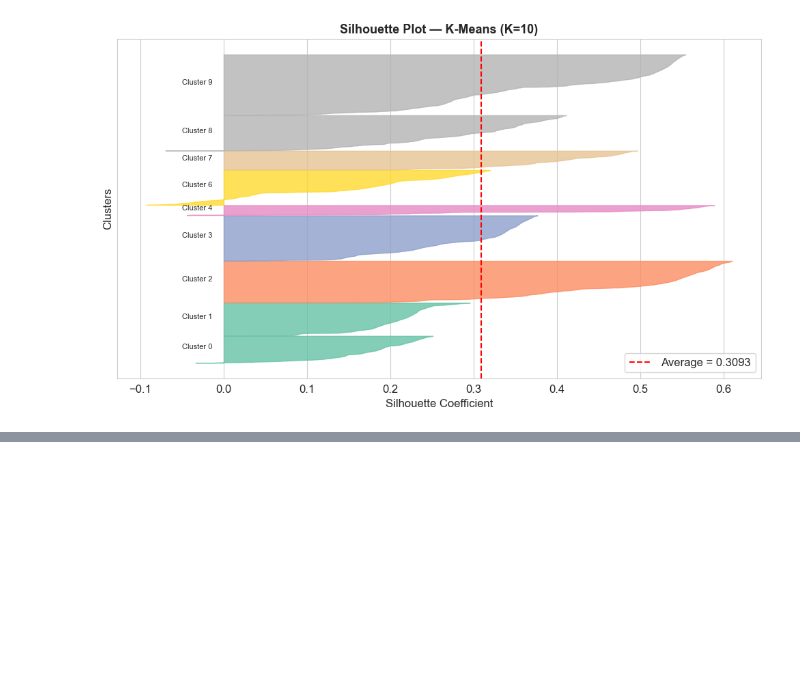
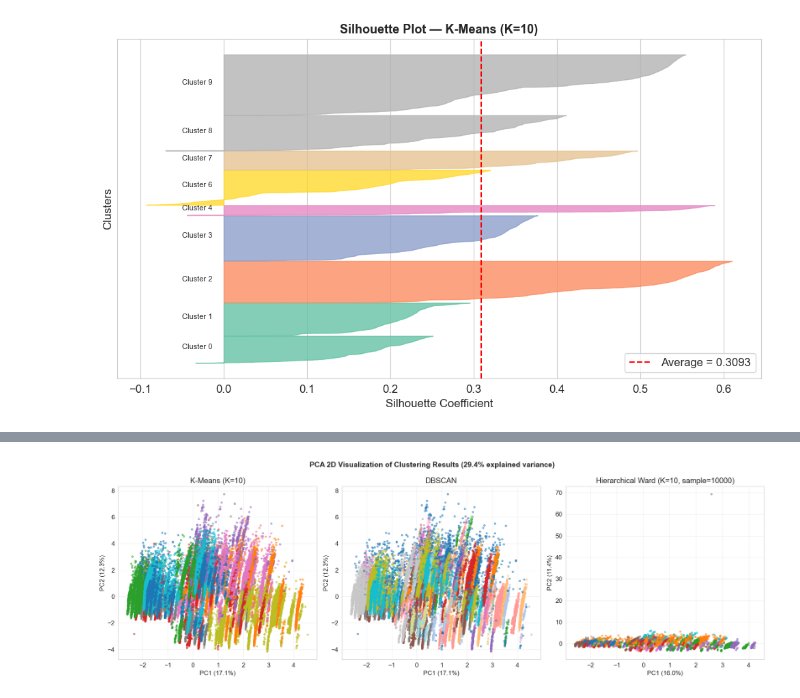
Before and after one commit to ErinaTernava/AutoValue, a Jupyter notebook: notebooks/clustering.ipynb, the cells around one changed output, grey strips where cells are left out. Saved outputs shown, nothing was run; the diff lists cells and outputs as text; code cells hidden in the pictures; blank space fills up the shorter version.

Commit message:
Add PCA visualization and K-Means centroid analysis /Greta

```diff
--- a/notebooks/clustering.ipynb
+++ b/notebooks/clustering.ipynb
@@ -1132,3 +1132,84 @@ plt.show()
 # %% [output]
 Creating silhouette plot
 [figure]
+# %%
+print('Applying PCA for visualization')
+
+pca_2d = PCA(n_components=2, random_state=RANDOM_STATE)
+X_pca_2d = pca_2d.fit_transform(X_scaled)
+
+pca_3d = PCA(n_components=3, random_state=RANDOM_STATE)
+X_pca_3d = pca_3d.fit_transform(X_scaled)
+
+var_2d = pca_2d.explained_variance_ratio_.sum() * 100
+var_3d = pca_3d.explained_variance_ratio_.sum() * 100
+
+print('Explained variance:')
+print(f'PCA 2D: {var_2d:.1f}%')
+print(f'PCA 3D: {var_3d:.1f}%')
+
+for i, var in enumerate(pca_2d.explained_variance_ratio_):
+    print(f'PC{i+1}: {var*100:.2f}%')
+
+pca_hc_2d = PCA(n_components=2, random_state=RANDOM_STATE)
+X_hc_pca_2d = pca_hc_2d.fit_transform(X_hc)
+
+fig, axes = plt.subplots(1, 3, figsize=(18, 6))
+fig.suptitle(
+    f'PCA 2D Visualization of Clustering Results ({var_2d:.1f}% explained variance)',
+    fontsize=14,
+    fontweight='bold'
+)
+
+scatter1 = axes[0].scatter(
+    X_pca_2d[:, 0],
+    X_pca_2d[:, 1],
+    c=labels_kmeans,
+    cmap='tab10',
+    alpha=0.5,
+    s=10
+)
+
+axes[0].set_title(f'K-Means (K={OPTIMAL_K})')
+axes[0].set_xlabel(f'PC1 ({pca_2d.explained_variance_ratio_[0]*100:.1f}%)')
+axes[0].set_ylabel(f'PC2 ({pca_2d.explained_variance_ratio_[1]*100:.1f}%)')
+axes[0].grid(True, alpha=0.3)
+
+scatter2 = axes[1].scatter(
+    X_pca_2d[:, 0],
+    X_pca_2d[:, 1],
+    c=labels_dbscan,
+    cmap='tab20',
+    alpha=0.5,
+    s=10
+)
+
+axes[1].set_title('DBSCAN')
+axes[1].set_xlabel(f'PC1 ({pca_2d.explained_variance_ratio_[0]*100:.1f}%)')
+axes[1].set_ylabel(f'PC2 ({pca_2d.explained_variance_ratio_[1]*100:.1f}%)')
+axes[1].grid(True, alpha=0.3)
+
+scatter3 = axes[2].scatter(
+    X_hc_pca_2d[:, 0],
+    X_hc_pca_2d[:, 1],
+    c=labels_hierarchical,
+    cmap='tab10',
+    alpha=0.5,
+    s=10
+)
+
+axes[2].set_title(f'Hierarchical Ward (K={OPTIMAL_K}, sample={X_hc.shape[0]})')
+axes[2].set_xlabel(f'PC1 ({pca_hc_2d.explained_variance_ratio_[0]*100:.1f}%)')
+axes[2].set_ylabel(f'PC2 ({pca_hc_2d.explained_variance_ratio_[1]*100:.1f}%)')
+axes[2].grid(True, alpha=0.3)
+
+plt.tight_layout()
+
+plt.savefig(
+    'plots/pca_2d_all_algorithms.png',
+    dpi=150,
+    bbox_inches='tight'
+)
+
+plt.show()
+# %% [output]
@@ -1134,0 +1222 @@ Creating silhouette plot
+[figure, added]
```
Also changed, not shown: parts of 2 cells of this notebook, 2 other files.
